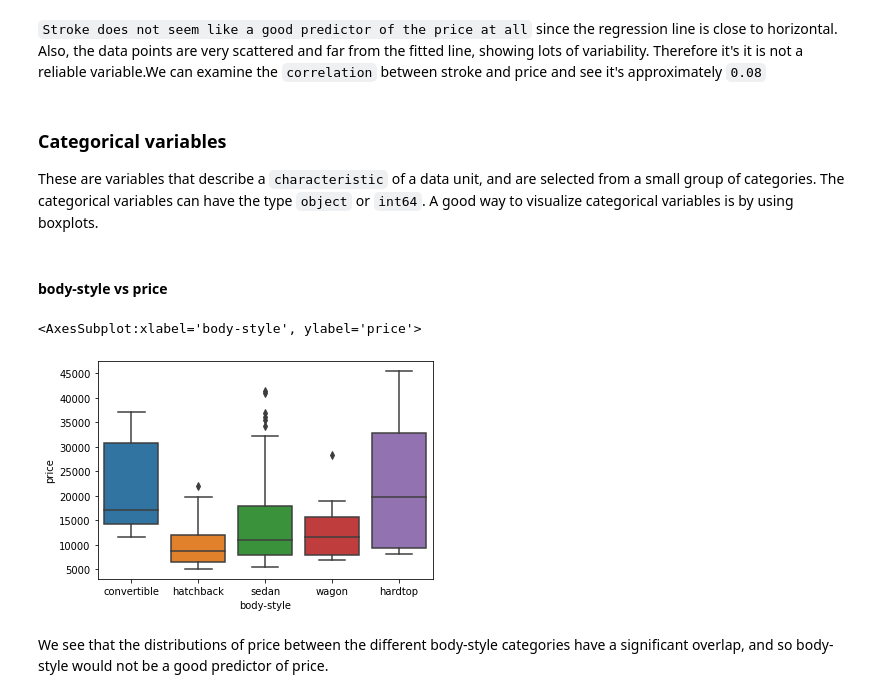
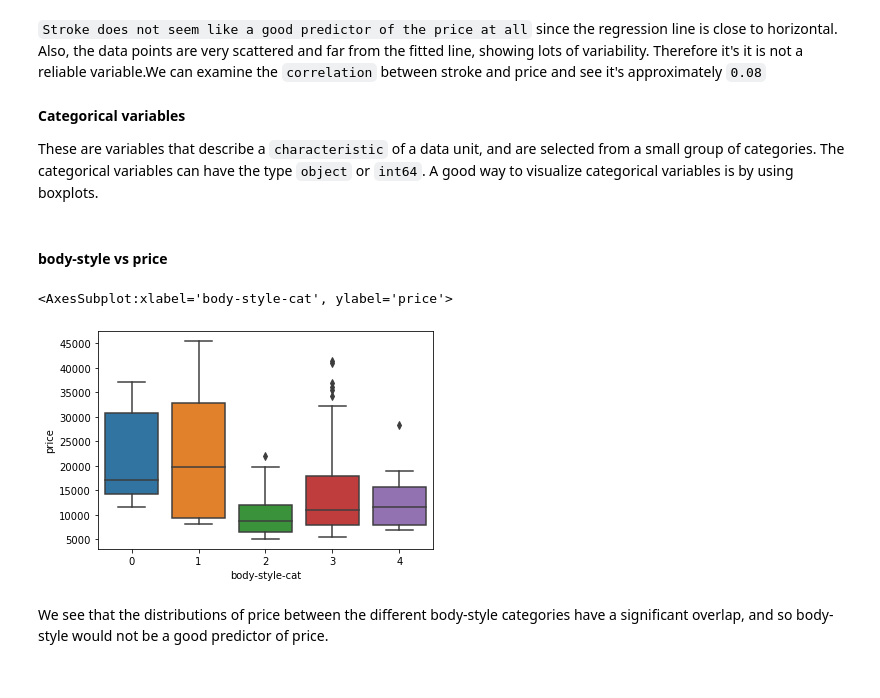
Before and after one commit to nafisa-samia/Automobile-Price-Prediction-using-Linear-Regression, a Jupyter notebook: Automobile_price_prediction_using_regression.ipynb, the cells around one changed output. Drawn from its saved outputs; the diff is of its cells as text; code cells hidden in the pictures.

Commit message:
Visualization and Categorical data Encoding

```diff
--- a/Automobile_price_prediction_using_regression.ipynb
+++ b/Automobile_price_prediction_using_regression.ipynb
@@ -576,0 +737,5 @@ Name: num-of-doors, dtype: int64
+# %%
+df["make"] = df["make"].astype('category')
+df["make-cat"] = df["make"].cat.codes
+df.drop("make", axis = 1, inplace=True)
+df.head()
@@ -576,0 +764,5 @@ Name: num-of-doors, dtype: int64
+# %%
+df["fuel-system"] = df["fuel-system"].astype('category')
+df["fuel-system-cat"] = df["fuel-system"].cat.codes
+df.drop("fuel-system", axis = 1, inplace=True)
+df.head()
@@ -576,0 +794,5 @@ Name: num-of-doors, dtype: int64
+# %%
+df["engine-type(ohc)"] = np.where(df["engine-type"].str.contains("ohc"), 1, 0)
+# %%
+df.drop("engine-type", axis = 1, inplace=True)
+df.head()
@@ -675,16 +925,16 @@ correlation between stroke and prce :
 # %% [markdown]
 `Stroke does not seem like a good predictor of the price at all` since the regression line is close to horizontal. Also, the data points are very scattered and far from the fitted line, showing lots of variability. Therefore it's it is not a reliable variable.We can examine the `correlation` between stroke and price and see it's approximately `0.08`
 # %% [markdown]
-### Categorical variables
+<b>Categorical variables</b>
 <p>These are variables that describe a <code>characteristic</code> of a data unit, and are selected from a small group of categories. The categorical variables can have the type <code>object</code> or <code>int64</code>. A good way to visualize categorical variables is by using boxplots.
 </div>
 # %% [markdown]
 #### body-style vs price
 # %%
-sns.boxplot(x="body-style", y="price", data=df)
+sns.boxplot(x="body-style-cat", y="price", data=df)
 # %% [output]
-<AxesSubplot:xlabel='body-style', ylabel='price'>
+<AxesSubplot:xlabel='body-style-cat', ylabel='price'>
-[figure, old version]
+[figure, new version]
 # %% [markdown]
 We see that the distributions of price between the different body-style categories have a significant overlap,
 and so body-style would not be a good predictor of price.
```
Also changed, not shown: parts of 74 cells of this notebook.
